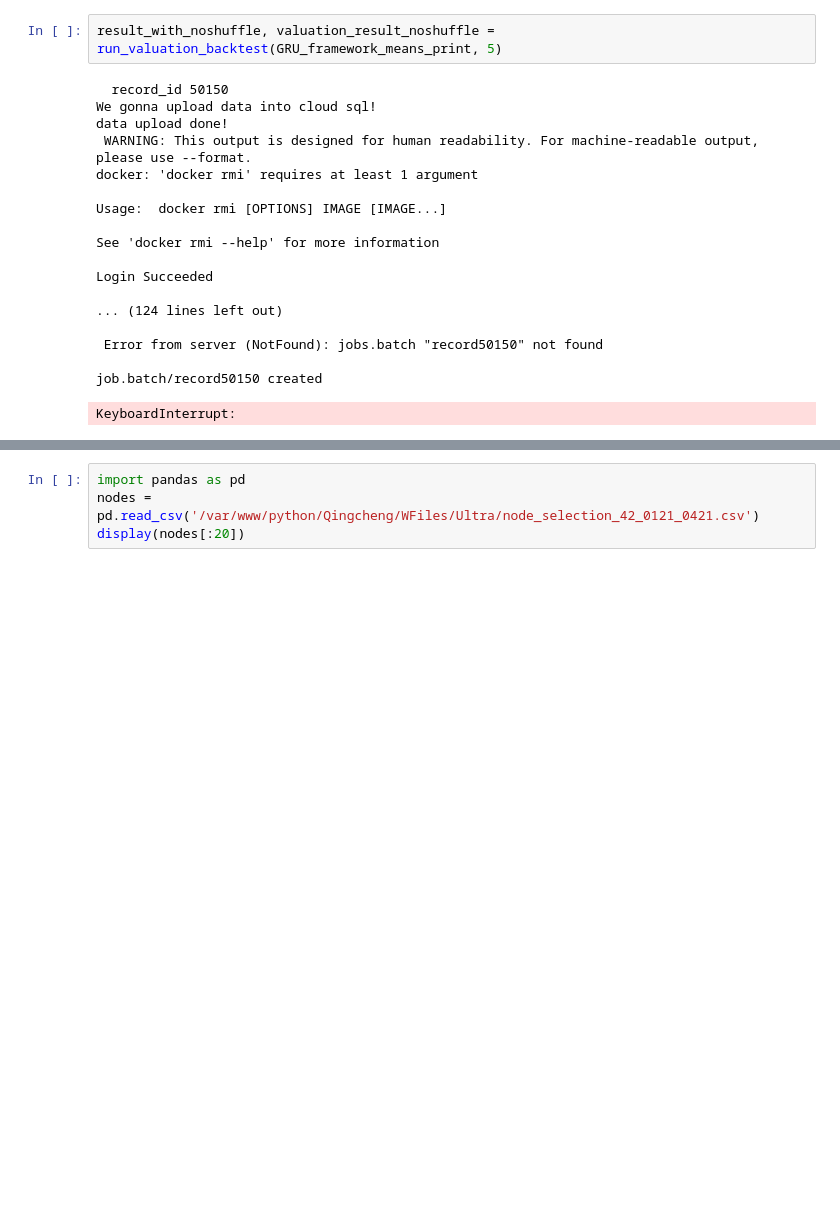
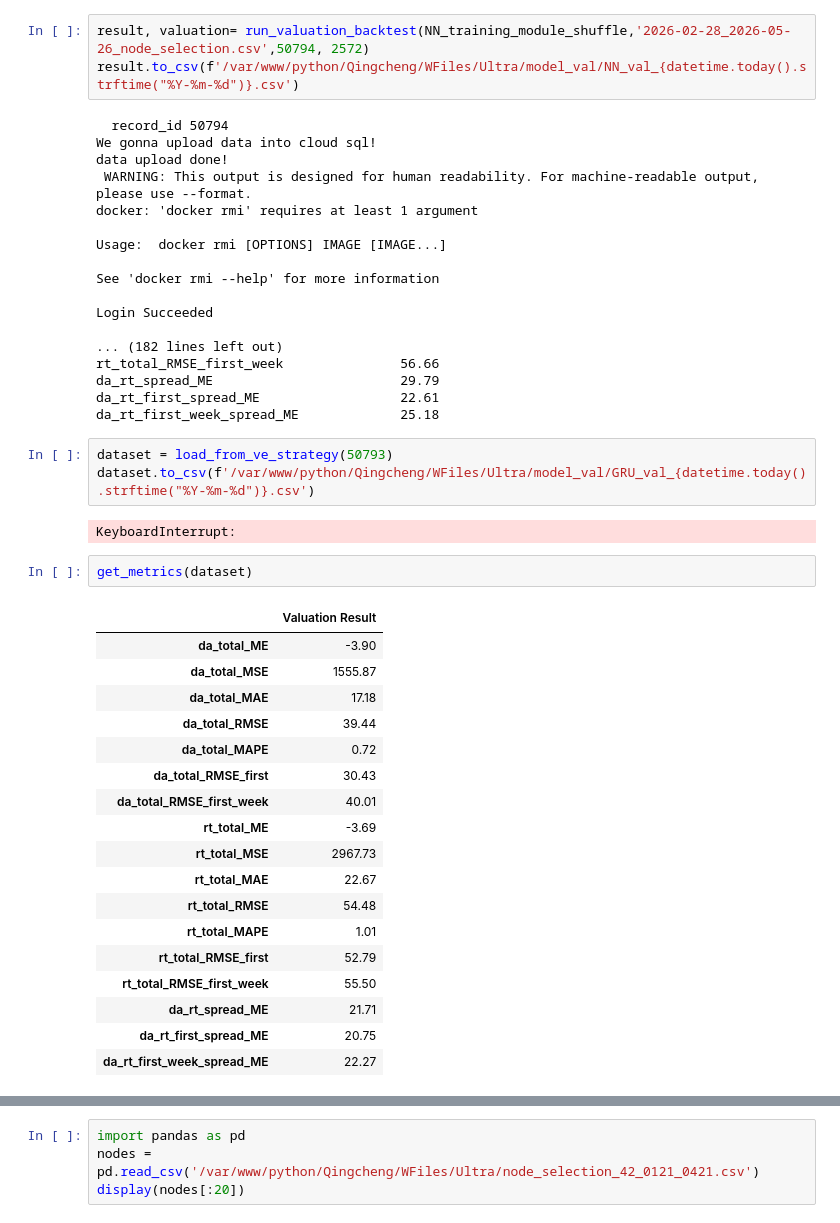
Before and after one commit to qingcheng-rgb/Qingcheng, a Jupyter notebook: QCTest/Ultra/Backtester.ipynb, the cells around one changed output, grey strips where cells are left out. Drawn from its saved outputs; the diff is of its cells as text; blank space fills up the shorter version.

```diff
--- a/QCTest/Ultra/Backtester.ipynb
+++ b/QCTest/Ultra/Backtester.ipynb
@@ -94,7 +105,8 @@ The autoreload extension is already loaded. To reload it, use:
 # %%
-result_with_noshuffle, valuation_result_noshuffle = run_valuation_backtest(GRU_framework_means_print, 5)
+result, valuation= run_valuation_backtest(NN_training_module_shuffle,'2026-02-28_2026-05-26_node_selection.csv',50794, 2572)
+result.to_csv(f'/var/www/python/Qingcheng/WFiles/Ultra/model_val/NN_val_{datetime.today().strftime("%Y-%m-%d")}.csv')
 # %% [output]
-  record_id 50150
+  record_id 50794
 We gonna upload data into cloud sql!
 data upload done!
  WARNING: This output is designed for human readability. For machine-readable output, please use --format.
@@ -106,9 +118,34 @@ See 'docker rmi --help' for more information
 
 Login Succeeded
 
-... (124 lines left out)
-
- Error from server (NotFound): jobs.batch "record50150" not found
-
-job.batch/record50150 created
+... (182 lines left out)
+rt_total_RMSE_first_week               56.66
+da_rt_spread_ME                        29.79
+da_rt_first_spread_ME                  22.61
+da_rt_first_week_spread_ME             25.18
-KeyboardInterrupt:
+# %%
+dataset = load_from_ve_strategy(50793)
+dataset.to_csv(f'/var/www/python/Qingcheng/WFiles/Ultra/model_val/GRU_val_{datetime.today().strftime("%Y-%m-%d")}.csv')
+# %% [output]
+KeyboardInterrupt:
+# %%
+get_metrics(dataset)
+# %% [output]
+|  | Valuation Result |
+| da_total_ME | -3.90 |
+| da_total_MSE | 1555.87 |
+| da_total_MAE | 17.18 |
+| da_total_RMSE | 39.44 |
+| da_total_MAPE | 0.72 |
+| da_total_RMSE_first | 30.43 |
+| da_total_RMSE_first_week | 40.01 |
+| rt_total_ME | -3.69 |
+| rt_total_MSE | 2967.73 |
+| rt_total_MAE | 22.67 |
+| rt_total_RMSE | 54.48 |
+| rt_total_MAPE | 1.01 |
+| rt_total_RMSE_first | 52.79 |
+| rt_total_RMSE_first_week | 55.50 |
+| da_rt_spread_ME | 21.71 |
+| da_rt_first_spread_ME | 20.75 |
+| da_rt_first_week_spread_ME | 22.27 |
```
Also changed, not shown: parts of 7 cells of this notebook, 40 other files.
